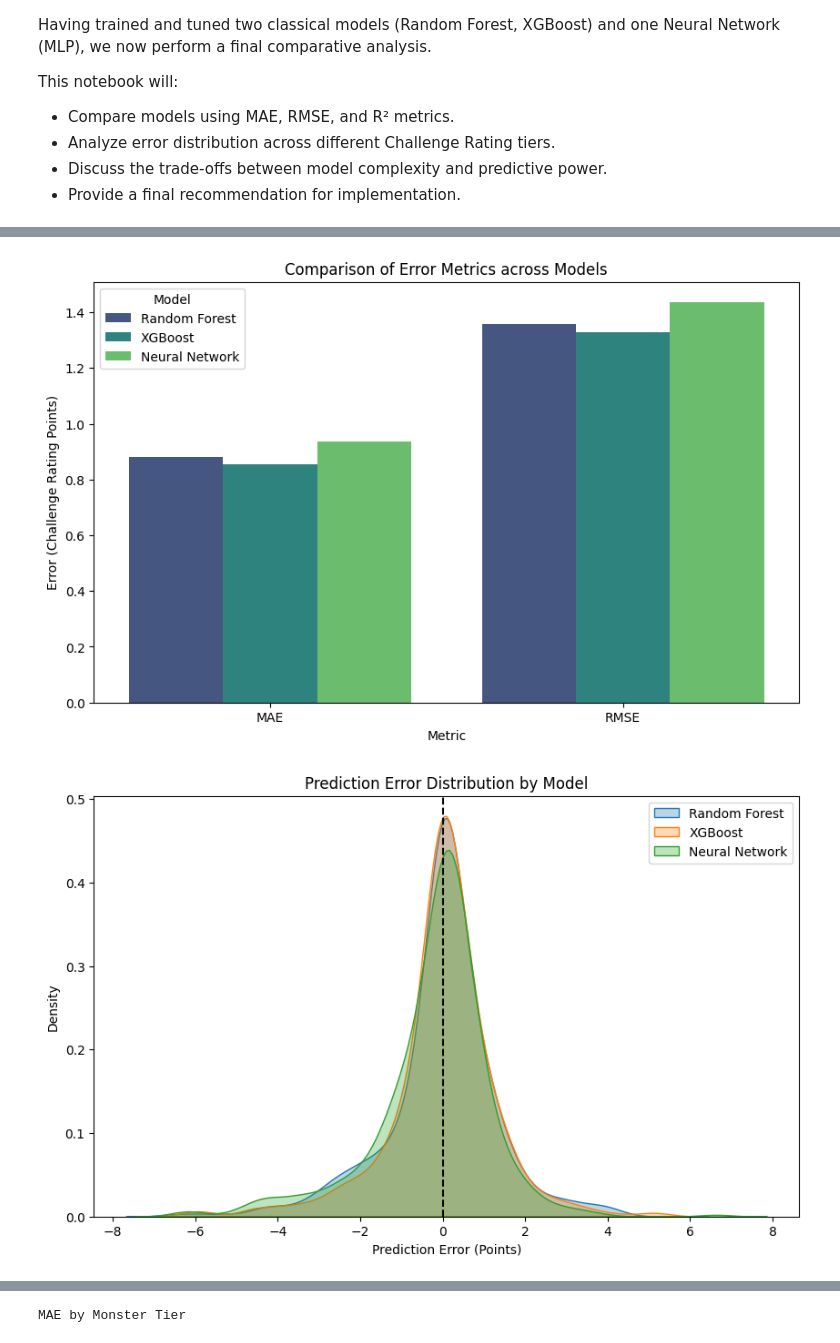
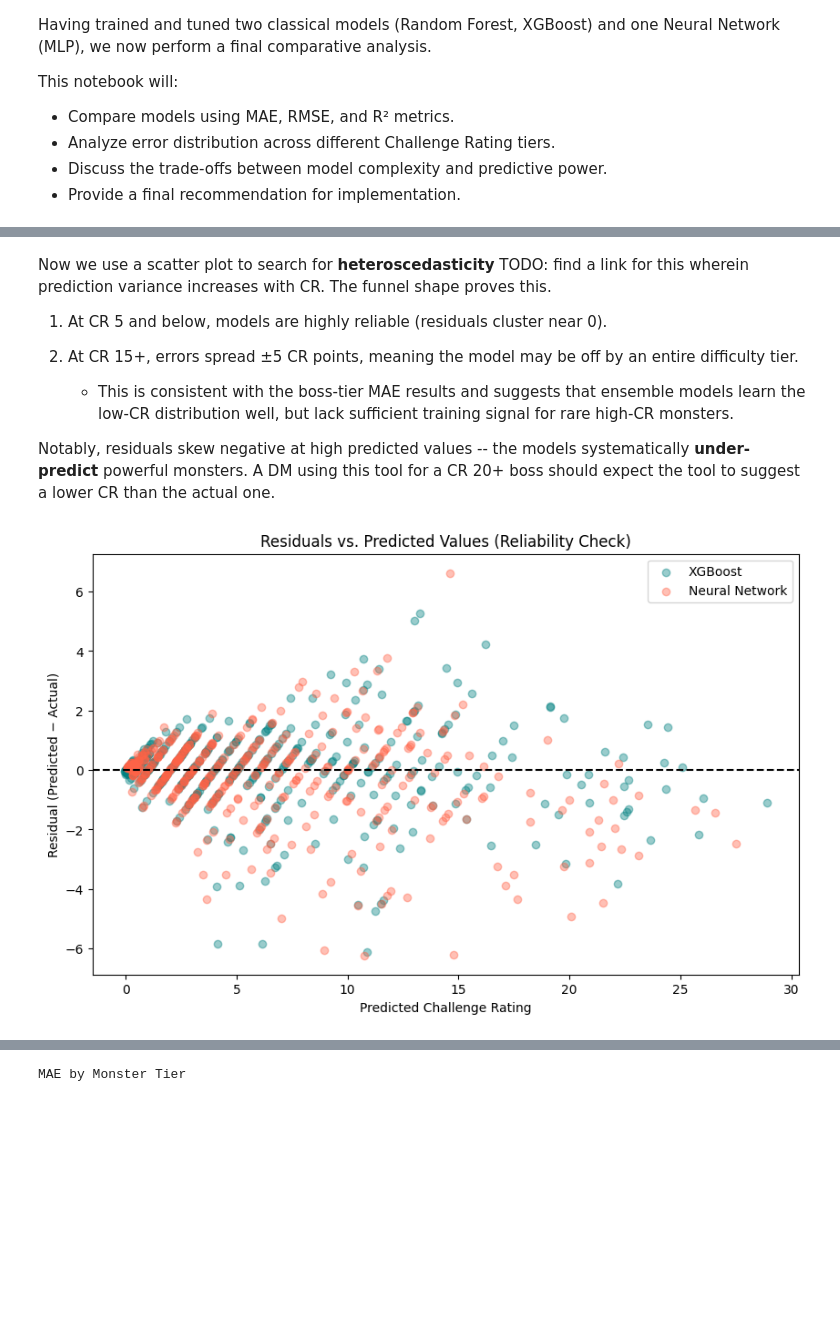
Before and after one commit to adg30/INTSY-MCO, a Jupyter notebook: notebooks/09_evaluation_and_conclusion.ipynb, the cells around one changed output, grey strips where cells are left out. Drawn from its saved outputs; the diff is of its cells as text; code cells hidden in the pictures; blank space fills up the shorter version.

```diff
--- a/notebooks/09_evaluation_and_conclusion.ipynb
+++ b/notebooks/09_evaluation_and_conclusion.ipynb
@@ -155,49 +224,20 @@ Highest R²: XGBoost
+# %% [markdown]
+Now we use a scatter plot to search for **heteroscedasticity** TODO: find a link for this wherein prediction variance increases with CR. The funnel shape proves this.
+1. At CR 5 and below, models are highly reliable (residuals cluster near 0).
+2. At CR 15+, errors spread ±5 CR points, meaning the model may be off by an entire difficulty tier.
+
+    - This is consistent with the boss-tier MAE results and suggests that ensemble models learn the low-CR distribution well, but lack sufficient training signal for rare high-CR monsters.
+
+Notably, residuals skew negative at high predicted values -- the models systematically **under-predict** powerful monsters. A DM using this tool for a CR 20+ boss should expect the tool to suggest a lower CR than the actual one.
 # %%
-# Grouped Bar Chart for MAE and RMSE
-metrics_melted = comparison_table.reset_index().melt(
-    id_vars='index',
-    value_vars=['MAE', 'RMSE']
-)
-metrics_melted.columns = ['Model', 'Metric', 'Value']
-
 plt.figure(figsize=(10, 6))
-sns.barplot(
-    data=metrics_melted,
-    x='Metric',
-    y='Value',
-    hue='Model',
-    palette='viridis'
-)
-plt.title('Comparison of Error Metrics across Models')
-plt.ylabel('Error (Challenge Rating Points)')
-plt.show()
-
-# Error Distribution Comparison
-plt.figure(figsize=(10, 6))
-
-for col in ['Random Forest', 'XGBoost', 'Neural Network']:
-    sns.kdeplot(
-        results_df[col] - results_df['Actual'],
-        label=col,
-        fill=True,
-        alpha=0.3
-    )
-
-plt.axvline(0, color='black', linestyle='--')
-plt.title('Prediction Error Distribution by Model')
-plt.xlabel('Prediction Error (Points)')
+plt.scatter(xgb_preds, xgb_preds - y_test, alpha=0.4, color='teal',  label='XGBoost')
+plt.scatter(nn_preds,  nn_preds  - y_test, alpha=0.4, color='tomato', label='Neural Network')
+plt.axhline(0, color='black', linestyle='--')
+plt.title('Residuals vs. Predicted Values (Reliability Check)')
+plt.xlabel('Predicted Challenge Rating')
+plt.ylabel('Residual (Predicted − Actual)')
 plt.legend()
 plt.show()
-
-print(" Residual Statistics")
-for col in ['Random Forest', 'XGBoost', 'Neural Network']:
-    residuals = results_df[col] - results_df['Actual']
-
-    print(f"{col}:")
-    print(f"  Mean Error     = {residuals.mean():.4f}")
-    print(f"  Std Deviation  = {residuals.std():.4f}")
-    print(f"  Max Error      = {residuals.max():.4f}")
-    print(f"  Min Error      = {residuals.min():.4f}\n")
 # %% [output]
-[figure, old version]
+[figure, new version]
-[figure, removed]
```
Also changed, not shown: parts of 38 cells of this notebook.
